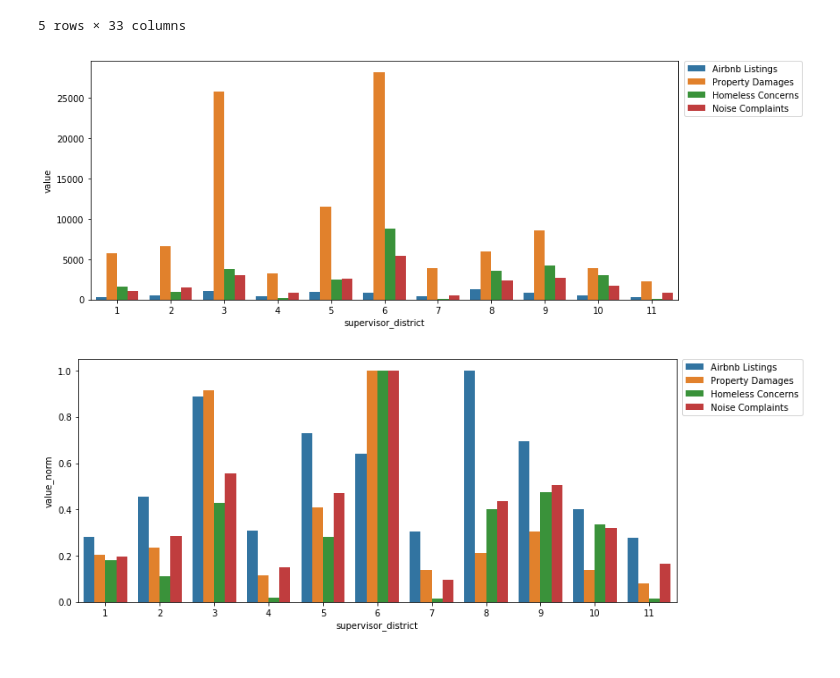
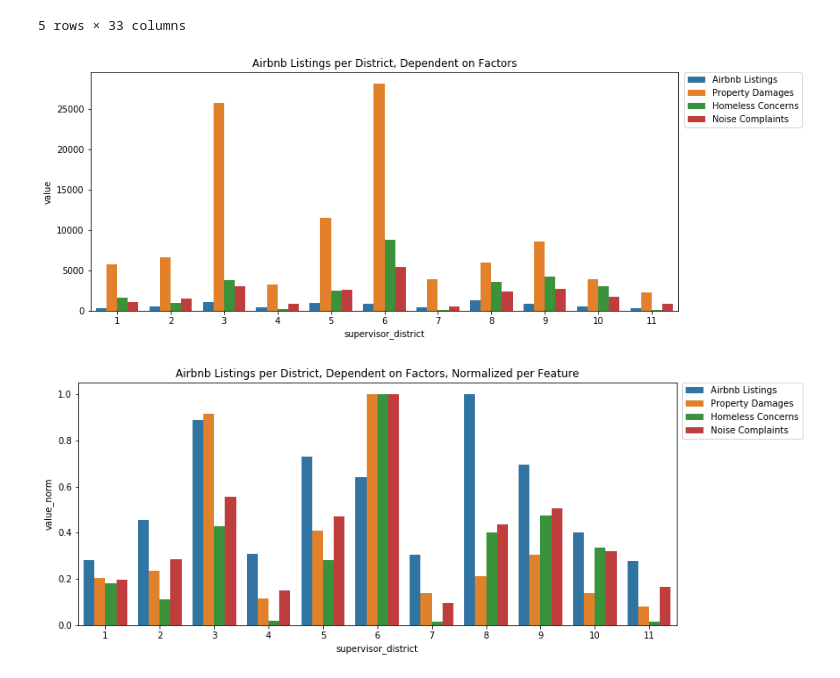
Before and after one commit to EmiliaPaz/EECS731_FinalProject, a Jupyter notebook: notebooks/Airbnb Combo.ipynb, the cells around one changed output. Drawn from its saved outputs; the diff is of its cells as text; code cells hidden in the pictures.

Commit message:
Updates Airbnb Combo notebook

```diff
--- a/notebooks/Airbnb Combo.ipynb
+++ b/notebooks/Airbnb Combo.ipynb
@@ -128,22 +129,24 @@ combined_nums_df = pd.concat([airbnb_in_d_df, damages_in_d_df, homeless_in_d_df,
 plt.figure(figsize=(12, 5))
 plot = sns.barplot(x="supervisor_district", y="value", hue="feature", data=combined_nums_df)
 plt.legend(bbox_to_anchor=(1.01, 1), loc=2, borderaxespad=0.)
+plt.title("Airbnb Listings per District, Dependent on Factors")
 fig = plot.get_figure()
-fig.savefig( 'airbnb_combined_sd.png', dpi=300, transparent=True, format="png", bbox_inches="tight")
+fig.savefig( 'airbnb_combined_sd.png', dpi=300, transparent=False, format="png", bbox_inches="tight")
 # %% [output]
-[figure, old version]
+[figure, new version]
 # %%
-def test(x):
+def normalize_value(x):
     min_max = (x["value"].min(), x["value"].max())
     x["value_norm"] = x["value"].apply(lambda x: x / min_max[1])
     return x
 
-combined_nums_df = combined_nums_df.groupby("feature").apply(test).reset_index().drop(columns=["index"])
+combined_nums_df = combined_nums_df.groupby("feature").apply(normalize_value).reset_index().drop(columns=["index"])
 
 plt.figure(figsize=(12, 5))
 plot = sns.barplot(x="supervisor_district", y="value_norm", hue="feature", data=combined_nums_df)
 plt.legend(bbox_to_anchor=(1.01, 1), loc=2, borderaxespad=0.)
+plt.title("Airbnb Listings per District, Dependent on Factors, Normalized per Feature")
 fig = plot.get_figure()
-fig.savefig( 'airbnb_combined_norm_sd.png', dpi=300, transparent=True, format="png", bbox_inches="tight")
+fig.savefig( 'airbnb_combined_norm_sd.png', dpi=300, transparent=False, format="png", bbox_inches="tight")
 # %% [output]
-[figure, old version]
+[figure, new version]
```
Also changed, not shown: parts of 1 cell of this notebook.
